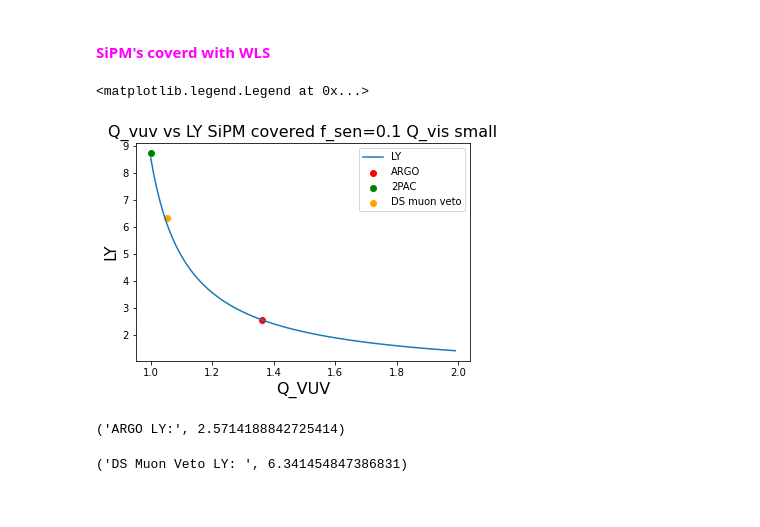
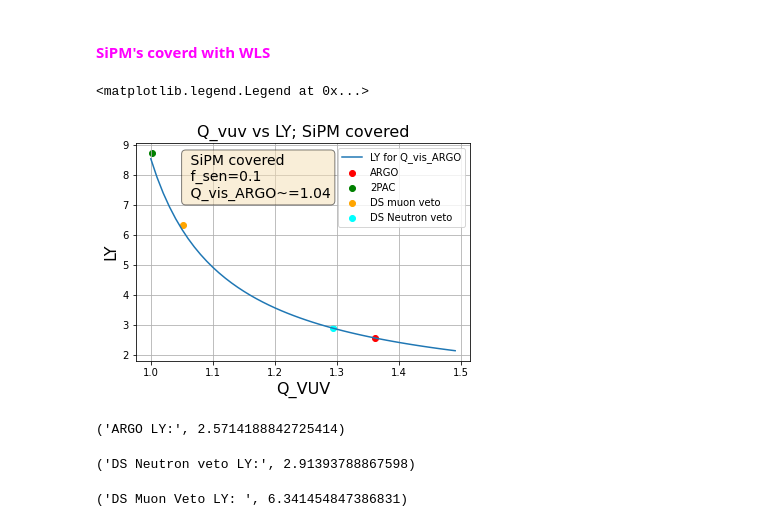
Before and after one commit to sarthchoudhary/AMELY, a Jupyter notebook: Marcin_ARGO_AMLY.ipynb, the cells around one changed output. Saved outputs shown, nothing was run; the diff lists cells and outputs as text; code cells hidden in the pictures.

Commit message:
added Neutron veto to plot. Made sepatate plot comparing LY estimation with and without turning on absorption/scattering effect.

```diff
--- a/Marcin_ARGO_AMLY.ipynb
+++ b/Marcin_ARGO_AMLY.ipynb
@@ -845,7 +935,7 @@ vessel_surface_area/effective_veto_surface_area
 area_ARGO = 2*np.pi*(7.05/2)*( 7.05/2 + 7.05)
 volume_ARGO = np.pi*(7.05)*(7.05/2)**2
 
-L_char_ARGO = calc_length(area_ARGO, volume_ARGO) ### unit: m
+L_char_ARGO = calc_char_length(area_ARGO, volume_ARGO) ### unit: m
 # %%
 ### calculating Q for Argon filled ARGO
 Q_vis_ARGO = calc_Q(L_char_ARGO, lambda_abs= 100, lambda_R= 300)
@@ -1102,7 +1199,7 @@ ax12.legend(loc='best')
 <h4 style = 'color : magenta'> SiPM's not coverd with WLS </h4>
 # %%
 LY_vector_1 = []
-Q_feasible_values = np.arange(1, 2, 0.01)
+Q_feasible_values = np.arange(1, 1.5, 0.01)
 
 for Q_variable in Q_feasible_values:
     LY_vector_1.append(integrate_LY(wavelength_vector, E_TPB_smooth, PDE_smooth, R_SiPM_smooth, R_Wall_TPB_smooth,
@@ -1117,3 +1214,6 @@ LY_2PAC_1 = integrate_LY(wavelength_vector, E_TPB_smooth, PDE_smooth, R_SiPM_smo
 LY_DS_muon_veto_1 = integrate_LY(wavelength_vector, E_TPB_smooth, PDE_smooth, R_SiPM_smooth, R_Wall_TPB_smooth,
                                   f_sen=0.1, Q_vis=Q_vis_ds_veto, Q_vuv=Q_vuv_ds_veto,
                                   SiPM_covered=False)
+LY_DS_neutron_veto_1 = integrate_LY(wavelength_vector, E_TPB_smooth, PDE_smooth, R_SiPM_smooth, R_Wall_TPB_smooth,
+                                  f_sen=0.1, Q_vis=Q_vis_DS_neutron_veto, Q_vuv=Q_vuv_DS_neutron_veto,
+                                  SiPM_covered=False)
@@ -1143,0 +1220,21 @@ ax14.legend()
+# %%
+%matplotlib inline
+# %matplotlib qt
+fig14 = plt.figure('14')
+ax14 = plt.axes()
+ax14.plot(Q_feasible_values, LY_vector_1, label='LY for fixed Q_vis_ARGO')
+ax14.set_yscale('linear')
+ax14.legend(loc='best')
+ax14.set_xlabel('Q_VUV', size=16, weight='bold')
+ax14.set_ylabel('LY', size=16, weight='bold')
+ax14.scatter(Q_vuv_ARGO, LY_ARGO_1, label='ARGO', color='red')
+ax14.scatter(Q_vuv_2PAC, LY_2PAC_1, label='2PAC', color='green')
+ax14.scatter(Q_vuv_ds_veto, LY_DS_muon_veto_1, label='DS muon veto', color='orange')
+ax14.scatter(Q_vuv_DS_neutron_veto, LY_DS_neutron_veto_1, label='DS Neutron veto', color='cyan')
+ax14.set_title('Q_vuv vs LY; SiPM NOT covered', size=16, weight='bold')
+ax14.legend(loc='best')
+props = dict(boxstyle='round', facecolor='wheat', alpha=0.5)
+txtstr = f' SiPM NOT covered \n f_sen=0.1 \n Q_vis_ARGO~={Q_vis_ARGO:.2f}'
+ax14.text(0.15, 0.95, txtstr, transform=ax14.transAxes, fontsize=14, verticalalignment='top', bbox=props)
+ax14.grid()
+## the Q_vis for the cases considered does not differ much. All cases lie on the LY curve proving the effect of Q_vis in this range is not very significant.
@@ -1157,7 +1268,7 @@ ax14.legend()
 <h4 style = 'color : magenta'> SiPM's coverd with WLS </h4>
 # %%
 LY_vector_2 = []
-Q_feasible_values = np.arange(1, 2, 0.01)
+Q_feasible_values = np.arange(1, 1.5, 0.01)
 
 for Q_variable in Q_feasible_values:
     LY_vector_2.append(integrate_LY(wavelength_vector, E_TPB_smooth, PDE_smooth, R_SiPM_smooth, R_Wall_TPB_smooth,
@@ -1171,30 +1282,46 @@ LY_2PAC_2 = integrate_LY(wavelength_vector, E_TPB_smooth, PDE_smooth, R_SiPM_smo
 LY_DS_muon_veto_2 = integrate_LY(wavelength_vector, E_TPB_smooth, PDE_smooth, R_SiPM_smooth, R_Wall_TPB_smooth,
                                   f_sen=0.1, Q_vis=Q_vis_ds_veto, Q_vuv=Q_vuv_ds_veto,
                                   SiPM_covered=True)
+LY_DS_neutron_veto_2 = integrate_LY(wavelength_vector, E_TPB_smooth, PDE_smooth, R_SiPM_smooth, R_Wall_TPB_smooth,
+                                  f_sen=0.1, Q_vis=Q_vis_DS_neutron_veto, Q_vuv=Q_vuv_DS_neutron_veto,
+                                  SiPM_covered=True)
 # %%
 # %matplotlib inline
 # %matplotlib qt
 fig15 = plt.figure('15')
 ax15 = plt.axes()
-ax15.plot(Q_feasible_values, LY_vector_2, label='LY')
+ax15.plot(Q_feasible_values, LY_vector_2, label='LY for Q_vis_ARGO')
 ax15.set_yscale('linear')
 ax15.legend(loc='best')
 ax15.set_xlabel('Q_VUV', size=16, weight='bold')
 ax15.set_ylabel('LY', size=16, weight='bold')
 ax15.scatter(Q_vuv_ARGO, LY_ARGO_2, label='ARGO', color='red')
 ax15.scatter(Q_vuv_2PAC, LY_2PAC_2, label='2PAC', color='green')
 ax15.scatter(Q_vuv_ds_veto, LY_DS_muon_veto_2, label='DS muon veto', color='orange')
-ax15.set_title('Q_vuv vs LY SiPM covered f_sen=0.1 Q_vis small', size=16, weight='bold')
+ax15.scatter(Q_vuv_DS_neutron_veto, LY_DS_neutron_veto_2, label='DS Neutron veto', color='cyan')
+ax15.set_title('Q_vuv vs LY; SiPM covered', size=16, weight='bold')
+txtstr = f' SiPM covered \n f_sen=0.1 \n Q_vis_ARGO~={Q_vis_ARGO:.2f}'
+ax15.text(0.15, 0.95, txtstr, transform=ax15.transAxes, fontsize=14, verticalalignment='top', bbox=props)
+ax15.grid()
+# ax152 = ax15.twiny()
+# ax152.set_xlim(0, 10)
+# ax152.set_xlabel('L_Char', size=16, weight='bold')
 ax15.legend()
 # %% [output]
 <matplotlib.legend.Legend at 0x...>
-[figure, old version]
+[figure, new version]
 # %%
 'ARGO LY:', integrate_LY(wavelength_vector, E_TPB_smooth, PDE_smooth, R_SiPM_smooth, R_Wall_TPB_smooth,
                                   f_sen=0.1, Q_vis=Q_vis_ARGO, Q_vuv=Q_vuv_ARGO,
                                   SiPM_covered=True)
 # %% [output]
 ('ARGO LY:', 2.5714188842725414)
+# %%
+'DS Neutron veto LY:', integrate_LY(wavelength_vector, E_TPB_smooth, PDE_smooth, R_SiPM_smooth, R_Wall_TPB_smooth,
+                                  f_sen=0.1, Q_vis=Q_vis_DS_neutron_veto, Q_vuv=Q_vuv_DS_neutron_veto,
+                                  SiPM_covered=True)
+# %% [output]
+('DS Neutron veto LY:', 2.91393788867598)
 # %%
 'DS Muon Veto LY: ', integrate_LY(wavelength_vector, E_TPB_smooth, PDE_smooth, R_SiPM_smooth, R_Wall_TPB_smooth,
                                   f_sen=0.1, Q_vis=Q_vis_ds_veto, Q_vuv=Q_vuv_ds_veto,
```
Also changed, not shown: parts of 40 cells of this notebook.
